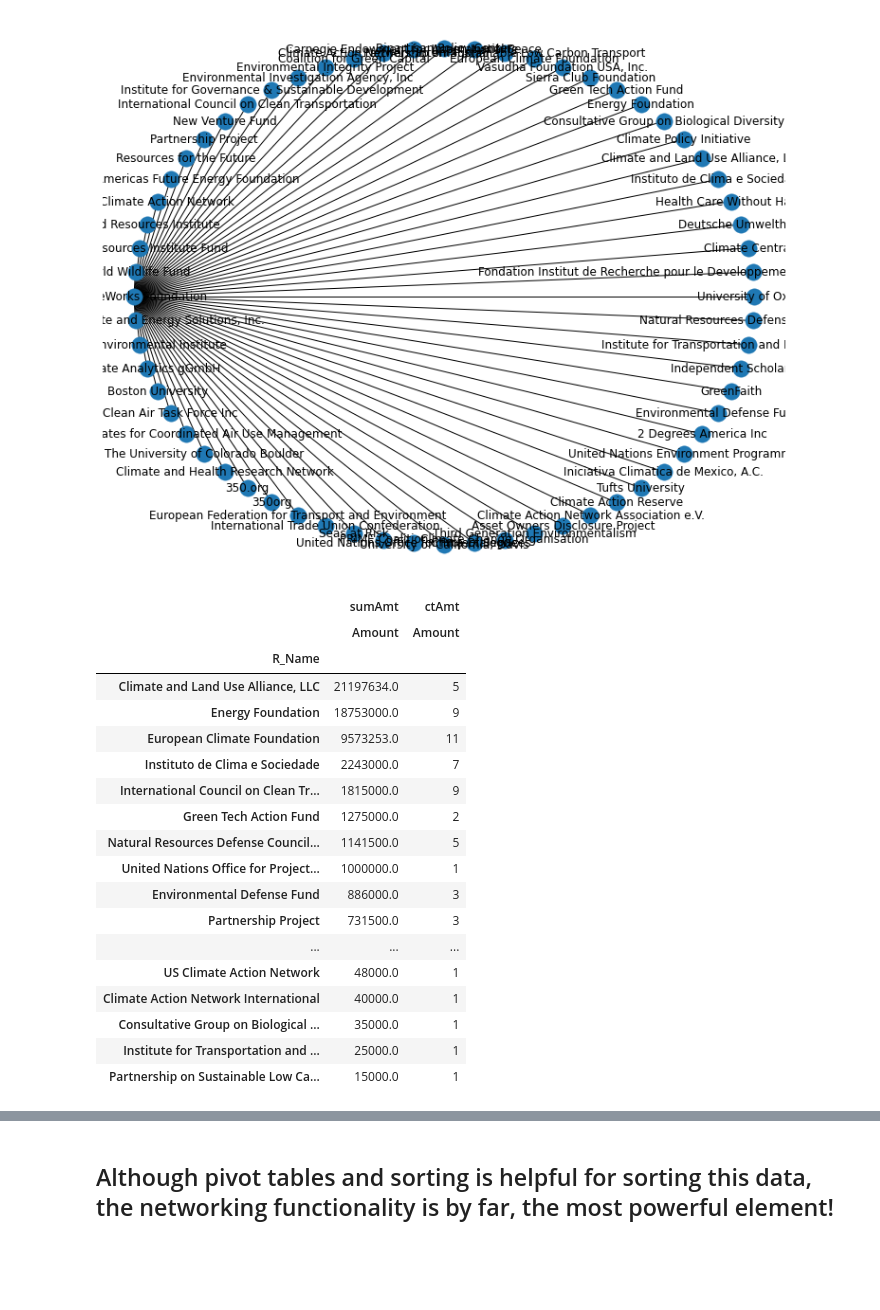
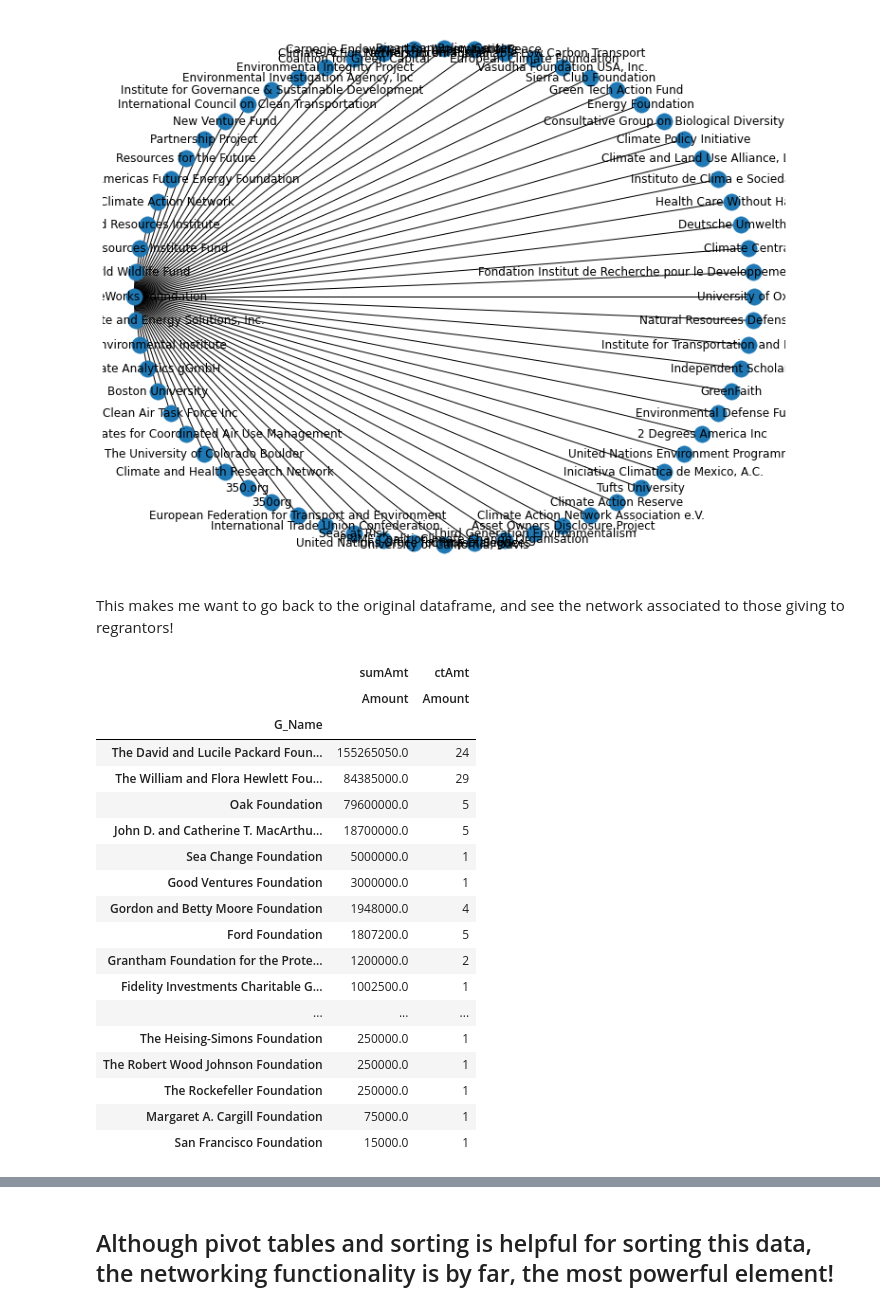
Before and after one commit to janderson5417/climate-philanthropy, a Jupyter notebook: 2_eda_climate-philanthropy.ipynb, the cells around one changed output, grey strips where cells are left out. Saved outputs shown, nothing was run; the diff lists cells and outputs as text; code cells hidden in the pictures; blank space fills up the shorter version.

```diff
--- a/2_eda_climate-philanthropy.ipynb
+++ b/2_eda_climate-philanthropy.ipynb
@@ -545,24 +546,6 @@ def reGrant_pivot(regrantor):
 
         return result.head(length)
 # %%
-reGrant_pivot('ClimateWorks Foundation')
+#reGrant_pivot('ClimateWorks Foundation')
-# %% [output]
-|  | sumAmt | ctAmt |
-|  | Amount | Amount |
-| R_Name |  |  |
-| Climate and Land Use Alliance, LLC | 21197634.0 | 5 |
-| Energy Foundation | 18753000.0 | 9 |
-| European Climate Foundation | 9573253.0 | 11 |
-| Instituto de Clima e Sociedade | 2243000.0 | 7 |
-| International Council on Clean Tr... | 1815000.0 | 9 |
-| Green Tech Action Fund | 1275000.0 | 2 |
-| Natural Resources Defense Council... | 1141500.0 | 5 |
-| United Nations Office for Project... | 1000000.0 | 1 |
-| Environmental Defense Fund | 886000.0 | 3 |
-| Partnership Project | 731500.0 | 3 |
-| ... | ... | ... |
-| US Climate Action Network | 48000.0 | 1 |
-| Climate Action Network International | 40000.0 | 1 |
-| Consultative Group on Biological ... | 35000.0 | 1 |
-| Institute for Transportation and ... | 25000.0 | 1 |
-| Partnership on Sustainable Low Ca... | 15000.0 | 1 |
+# %% [markdown]
+This makes me want to go back to the original dataframe, and see the network associated to those giving to regrantors!
@@ -568,0 +555,23 @@ reGrant_pivot('ClimateWorks Foundation')
+# %%
+fun_result = funder_pivot.sort_values(('sumAmt', 'Amount'), ascending = False)
+fun_result
+# %% [output]
+|  | sumAmt | ctAmt |
+|  | Amount | Amount |
+| G_Name |  |  |
+| The David and Lucile Packard Foun... | 155265050.0 | 24 |
+| The William and Flora Hewlett Fou... | 84385000.0 | 29 |
+| Oak Foundation | 79600000.0 | 5 |
+| John D. and Catherine T. MacArthu... | 18700000.0 | 5 |
+| Sea Change Foundation | 5000000.0 | 1 |
+| Good Ventures Foundation | 3000000.0 | 1 |
+| Gordon and Betty Moore Foundation | 1948000.0 | 4 |
+| Ford Foundation | 1807200.0 | 5 |
+| Grantham Foundation for the Prote... | 1200000.0 | 2 |
+| Fidelity Investments Charitable G... | 1002500.0 | 1 |
+| ... | ... | ... |
+| The Heising-Simons Foundation | 250000.0 | 1 |
+| The Robert Wood Johnson Foundation | 250000.0 | 1 |
+| The Rockefeller Foundation | 250000.0 | 1 |
+| Margaret A. Cargill Foundation | 75000.0 | 1 |
+| San Francisco Foundation | 15000.0 | 1 |
```
Also changed, not shown: parts of 6 cells of this notebook.
